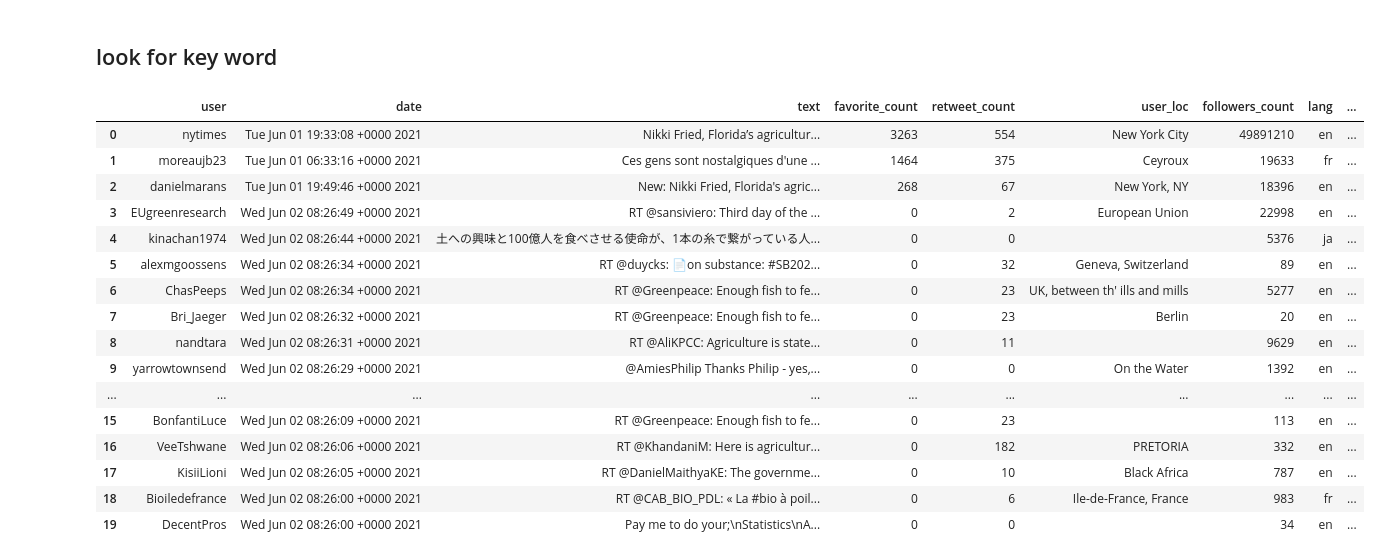
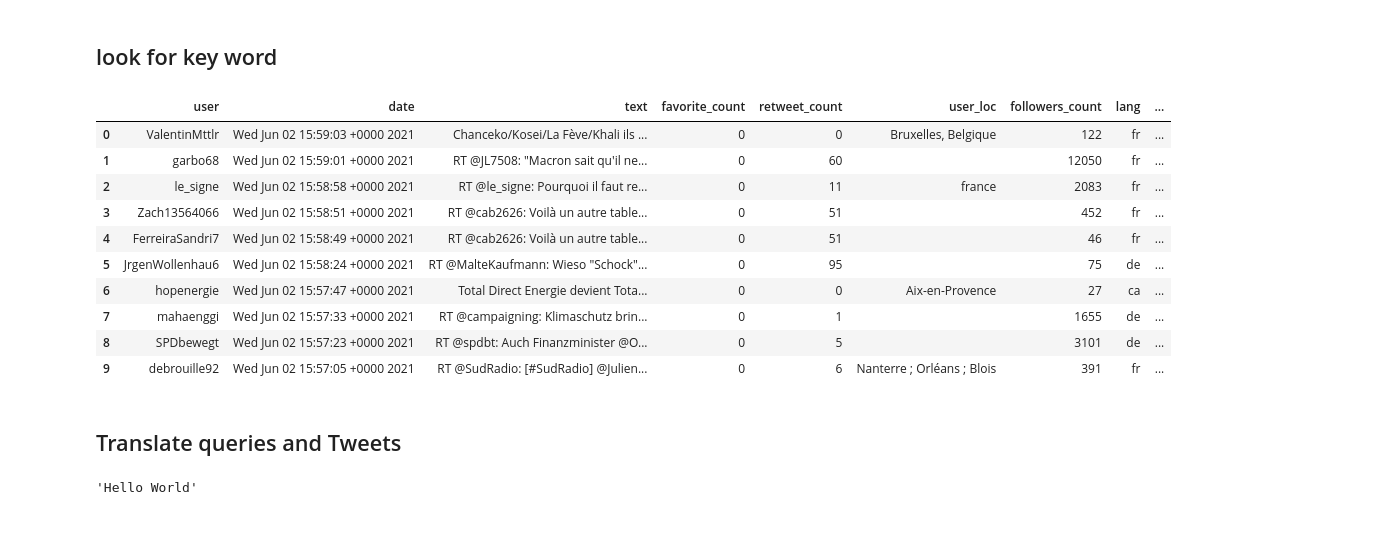
Before and after one commit to EstefaniaVB/LexAI, a Jupyter notebook: notebooks/TwitterAPI_shared.ipynb, the cells around one changed output. Cells and saved outputs as stored; diff of their text form; code cells hidden in the pictures; blank space fills up the shorter version.

Commit message:
finished translation of tweets, localization works thoretically

```diff
--- a/notebooks/TwitterAPI_shared.ipynb
+++ b/notebooks/TwitterAPI_shared.ipynb
@@ -8,7 +8,7 @@ import pandas as pd
 credentials = {}
 credentials['CONSUMER_KEY'] = ''
 credentials['CONSUMER_SECRET'] = ''
-credentials['ACCESS_TOKEN'] = ''
+credentials['ACCESS_TOKEN'] = '-'
 credentials['ACCESS_SECRET'] = ''
 
 # Save the credentials object to file
@@ -22,11 +22,11 @@ python_tweets = Twython(creds['CONSUMER_KEY'], creds['CONSUMER_SECRET'])
 # %% [markdown]
 ## look for key word
 # %%
-query = {'q': 'agriculture',
-        'result_type': 'mixed',  # other options 'mixed','popular','recent'
-        'count': 20,   # max 100
+query = {'q': 'energie',
+        'result_type': 'recent',  # other options 'mixed','popular','recent'
+        'count': 10,   # max 100
          # 'until':"2019-02-01",
-         #'geocode': '50.0598058,14.3255426,1000km'
+         'geocode': '52.50143,13.40479,1000mi'
         }
 
 dict_ = {'user': [],
@@ -42,53 +42,49 @@ dict_ = {'user': [],
          'user_verified': [],
          'geo': [],
          'coordinates':[],
          'place':[],
          #'user_loc_country':[]
 
         }
 
 
 for status in python_tweets.search(**query)['statuses']:
     dict_['user'].append(status['user']['screen_name'])
     dict_['date'].append(status['created_at'])
     dict_['text'].append(status['text'])
     dict_['favorite_count'].append(status['favorite_count'])
     dict_['user_loc'].append( status['user']['location'])
     dict_['followers_count'].append(status['user']['followers_count'])
     dict_['lang'].append(status['lang'])
     dict_['user_desc'].append(status['user']['description'])
     dict_['user_verified'].append(status['user']['verified'])
     dict_['hashtags'].append(status['entities']['hashtags'])
     dict_['retweet_count'].append(status['retweet_count'])
     dict_['geo'].append(status['geo'])
     dict_['coordinates'].append(status['coordinates'])
     dict_['place'].append(status['place'])
     #dict_['user_loc_country'].append(status['user']['derived']['locations']['country'])
 
 df = pd.DataFrame(dict_)
-#dict_['text']
+#dict_['text'][0]
 df
 # %% [output]
 |  | user | date | text | favorite_count | retweet_count | user_loc | followers_count | lang | ... |
-| 0 | nytimes | Tue Jun 01 19:33:08 +0000 2021 | Nikki Fried, Florida’s agricultur... | 3263 | 554 | New York City | 49891210 | en | ... |
-| 1 | moreaujb23 | Tue Jun 01 06:33:16 +0000 2021 | Ces gens sont nostalgiques d'une ... | 1464 | 375 | Ceyroux | 19633 | fr | ... |
-| 2 | danielmarans | Tue Jun 01 19:49:46 +0000 2021 | New: Nikki Fried, Florida's agric... | 268 | 67 | New York, NY | 18396 | en | ... |
-| 3 | EUgreenresearch | Wed Jun 02 08:26:49 +0000 2021 | RT @sansiviero: Third day of the ... | 0 | 2 | European Union | 22998 | en | ... |
-| 4 | kinachan1974 | Wed Jun 02 08:26:44 +0000 2021 | 土への興味と100億人を食べさせる使命が、1本の糸で繋がっている人... | 0 | 0 |  | 5376 | ja | ... |
-| 5 | alexmgoossens | Wed Jun 02 08:26:34 +0000 2021 | RT @duycks: 📄on substance: #SB202... | 0 | 32 | Geneva, Switzerland | 89 | en | ... |
-| 6 | ChasPeeps | Wed Jun 02 08:26:34 +0000 2021 | RT @Greenpeace: Enough fish to fe... | 0 | 23 | UK, between th' ills and mills | 5277 | en | ... |
-| 7 | Bri_Jaeger | Wed Jun 02 08:26:32 +0000 2021 | RT @Greenpeace: Enough fish to fe... | 0 | 23 | Berlin | 20 | en | ... |
-| 8 | nandtara | Wed Jun 02 08:26:31 +0000 2021 | RT @AliKPCC: Agriculture is state... | 0 | 11 |  | 9629 | en | ... |
-| 9 | yarrowtownsend | Wed Jun 02 08:26:29 +0000 2021 | @AmiesPhilip Thanks Philip - yes,... | 0 | 0 | On the Water | 1392 | en | ... |
-| ... | ... | ... | ... | ... | ... | ... | ... | ... | ... |
-| 15 | BonfantiLuce | Wed Jun 02 08:26:09 +0000 2021 | RT @Greenpeace: Enough fish to fe... | 0 | 23 |  | 113 | en | ... |
-| 16 | VeeTshwane | Wed Jun 02 08:26:06 +0000 2021 | RT @KhandaniM: Here is agricultur... | 0 | 182 | PRETORIA | 332 | en | ... |
-| 17 | KisiiLioni | Wed Jun 02 08:26:05 +0000 2021 | RT @DanielMaithyaKE: The governme... | 0 | 10 | Black Africa | 787 | en | ... |
-| 18 | Bioiledefrance | Wed Jun 02 08:26:00 +0000 2021 | RT @CAB_BIO_PDL: « La #bio à poil... | 0 | 6 | Ile-de-France, France | 983 | fr | ... |
-| 19 | DecentPros | Wed Jun 02 08:26:00 +0000 2021 | Pay me to do your;\nStatistics\nA... | 0 | 0 |  | 34 | en | ... |
+| 0 | ValentinMttlr | Wed Jun 02 15:59:03 +0000 2021 | Chanceko/Kosei/La Fève/Khali ils ... | 0 | 0 | Bruxelles, Belgique | 122 | fr | ... |
+| 1 | garbo68 | Wed Jun 02 15:59:01 +0000 2021 | RT @JL7508: "Macron sait qu'il ne... | 0 | 60 |  | 12050 | fr | ... |
+| 2 | le_signe | Wed Jun 02 15:58:58 +0000 2021 | RT @le_signe: Pourquoi il faut re... | 0 | 11 | france | 2083 | fr | ... |
+| 3 | Zach13564066 | Wed Jun 02 15:58:51 +0000 2021 | RT @cab2626: Voilà un autre table... | 0 | 51 |  | 452 | fr | ... |
+| 4 | FerreiraSandri7 | Wed Jun 02 15:58:49 +0000 2021 | RT @cab2626: Voilà un autre table... | 0 | 51 |  | 46 | fr | ... |
+| 5 | JrgenWollenhau6 | Wed Jun 02 15:58:24 +0000 2021 | RT @MalteKaufmann: Wieso "Schock"... | 0 | 95 |  | 75 | de | ... |
+| 6 | hopenergie | Wed Jun 02 15:57:47 +0000 2021 | Total Direct Energie devient Tota... | 0 | 0 | Aix-en-Provence | 27 | ca | ... |
+| 7 | mahaenggi | Wed Jun 02 15:57:33 +0000 2021 | RT @campaigning: Klimaschutz brin... | 0 | 1 |  | 1655 | de | ... |
+| 8 | SPDbewegt | Wed Jun 02 15:57:23 +0000 2021 | RT @spdbt: Auch Finanzminister @O... | 0 | 5 |  | 3101 | de | ... |
+| 9 | debrouille92 | Wed Jun 02 15:57:05 +0000 2021 | RT @SudRadio: [#SudRadio] @Julien... | 0 | 6 | Nanterre ; Orléans ; Blois | 391 | fr | ... |
 # %%
 df.shape
 # %%
 df
 # %%
 #cities = pd.read_csv('list_cities.csv',sep=';')
+# %% [markdown]
+## Translate queries and Tweets
@@ -94,0 +123,4 @@ df
+# %%
+gtrans('Hallo Welt')
+# %% [output]
+'Hello World'
```
Also changed, not shown: parts of 9 cells of this notebook.
